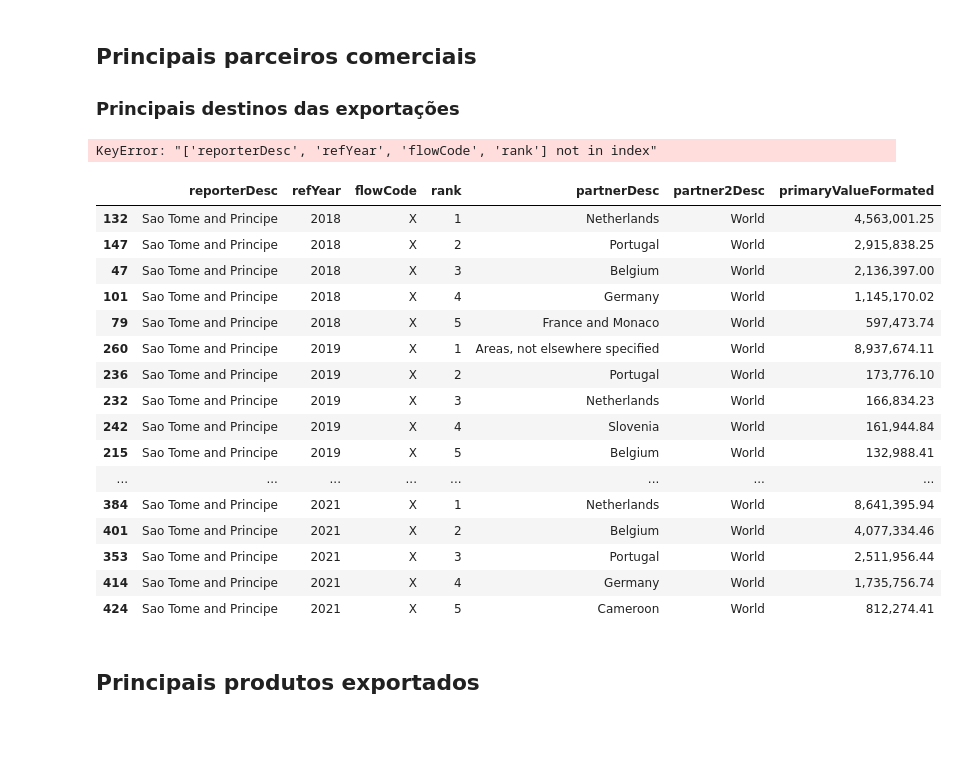
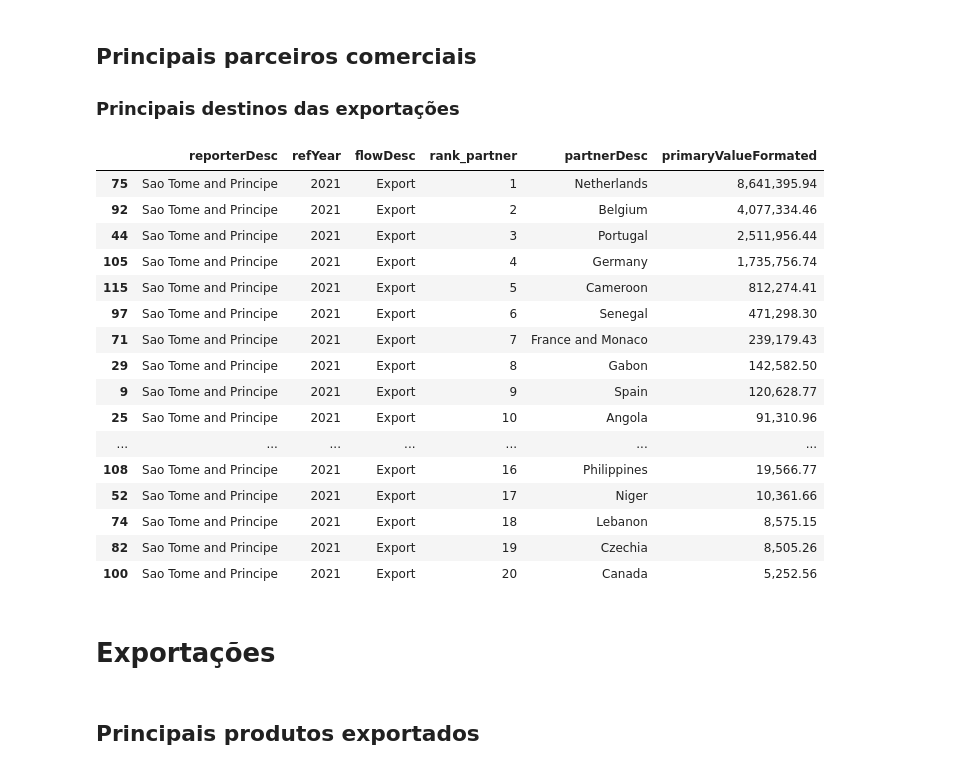
Before and after one commit to joaquimrcarvalho/cipf-comtrade, a Jupyter notebook: country_trade_profile.ipynb, the cells around one changed output. Drawn from its saved outputs; the diff is of its cells as text; code cells hidden in the pictures; blank space fills up the shorter version.

```diff
--- a/country_trade_profile.ipynb
+++ b/country_trade_profile.ipynb
@@ -63,6 +63,6 @@ comtrade.PERIOD_SECONDS=5
 Choose country and years of interest
 # %%
 country_of_interest = comtrade.m49_stome_principe
-years_of_interest = comtrade.year_range(2012, 2022)
+years_of_interest = comtrade.year_range(2021, 2022)
 print(comtrade.COUNTRY_CODES[country_of_interest], years_of_interest)
 # %% [output]
@@ -95,38 +81,33 @@ global_trade[cols].sort_index()
 # %% [markdown]
 ## Principais parceiros comerciais
 ### Principais destinos das exportações
-# %%
-import pandas as pd
-# show more lines
-pd.set_option('display.max_rows', 500)
-
-top_partners, df = comtrade.top_partners(country_of_interest,years_of_interest,flowCode='X',
-                                    extra_cols=['partner2Desc'],
-                                    rank_filter=5, return_data=True)
-print(top_partners.columns)
-# %% [output]
-KeyError: "['reporterDesc', 'refYear', 'flowCode', 'rank'] not in index"
+# %%
+show_ony_top=20
+top_partners = comtrade.top_partners(country_of_interest,years_of_interest,flowCode='X',
+                                    rank_filter=show_ony_top)
 # %%
-cols=['reporterDesc','refYear','flowCode','rank','partnerDesc','partner2Desc','primaryValueFormated']
-top_partners[cols].sort_values(by=['refYear','flowCode','rank'], ascending=[True,True,True]).style.format({'percent_partner': '{:,.2%}'.format})
+cols=['reporterDesc','refYear','flowDesc','rank_partner','partnerDesc','primaryValueFormated']
+top_partners[cols].sort_values(by=['refYear','flowDesc','rank_partner'])
 # %% [output]
-|  | reporterDesc | refYear | flowCode | rank | partnerDesc | partner2Desc | primaryValueFormated |
-| 132 | Sao Tome and Principe | 2018 | X | 1 | Netherlands | World | 4,563,001.25 |
-| 147 | Sao Tome and Principe | 2018 | X | 2 | Portugal | World | 2,915,838.25 |
-| 47 | Sao Tome and Principe | 2018 | X | 3 | Belgium | World | 2,136,397.00 |
-| 101 | Sao Tome and Principe | 2018 | X | 4 | Germany | World | 1,145,170.02 |
-| 79 | Sao Tome and Principe | 2018 | X | 5 | France and Monaco | World | 597,473.74 |
-| 260 | Sao Tome and Principe | 2019 | X | 1 | Areas, not elsewhere specified | World | 8,937,674.11 |
-| 236 | Sao Tome and Principe | 2019 | X | 2 | Portugal | World | 173,776.10 |
-| 232 | Sao Tome and Principe | 2019 | X | 3 | Netherlands | World | 166,834.23 |
-| 242 | Sao Tome and Principe | 2019 | X | 4 | Slovenia | World | 161,944.84 |
-| 215 | Sao Tome and Principe | 2019 | X | 5 | Belgium | World | 132,988.41 |
-| ... | ... | ... | ... | ... | ... | ... | ... |
-| 384 | Sao Tome and Principe | 2021 | X | 1 | Netherlands | World | 8,641,395.94 |
-| 401 | Sao Tome and Principe | 2021 | X | 2 | Belgium | World | 4,077,334.46 |
-| 353 | Sao Tome and Principe | 2021 | X | 3 | Portugal | World | 2,511,956.44 |
-| 414 | Sao Tome and Principe | 2021 | X | 4 | Germany | World | 1,735,756.74 |
-| 424 | Sao Tome and Principe | 2021 | X | 5 | Cameroon | World | 812,274.41 |
+|  | reporterDesc | refYear | flowDesc | rank_partner | partnerDesc | primaryValueFormated |
+| 75 | Sao Tome and Principe | 2021 | Export | 1 | Netherlands | 8,641,395.94 |
+| 92 | Sao Tome and Principe | 2021 | Export | 2 | Belgium | 4,077,334.46 |
+| 44 | Sao Tome and Principe | 2021 | Export | 3 | Portugal | 2,511,956.44 |
+| 105 | Sao Tome and Principe | 2021 | Export | 4 | Germany | 1,735,756.74 |
+| 115 | Sao Tome and Principe | 2021 | Export | 5 | Cameroon | 812,274.41 |
+| 97 | Sao Tome and Principe | 2021 | Export | 6 | Senegal | 471,298.30 |
+| 71 | Sao Tome and Principe | 2021 | Export | 7 | France and Monaco | 239,179.43 |
+| 29 | Sao Tome and Principe | 2021 | Export | 8 | Gabon | 142,582.50 |
+| 9 | Sao Tome and Principe | 2021 | Export | 9 | Spain | 120,628.77 |
+| 25 | Sao Tome and Principe | 2021 | Export | 10 | Angola | 91,310.96 |
+| ... | ... | ... | ... | ... | ... | ... |
+| 108 | Sao Tome and Principe | 2021 | Export | 16 | Philippines | 19,566.77 |
+| 52 | Sao Tome and Principe | 2021 | Export | 17 | Niger | 10,361.66 |
+| 74 | Sao Tome and Principe | 2021 | Export | 18 | Lebanon | 8,575.15 |
+| 82 | Sao Tome and Principe | 2021 | Export | 19 | Czechia | 8,505.26 |
+| 100 | Sao Tome and Principe | 2021 | Export | 20 | Canada | 5,252.56 |
+# %% [markdown]
+# Exportações
 # %% [markdown]
 ## Principais produtos exportados
 # %%
```
Also changed, not shown: parts of 30 cells of this notebook.
